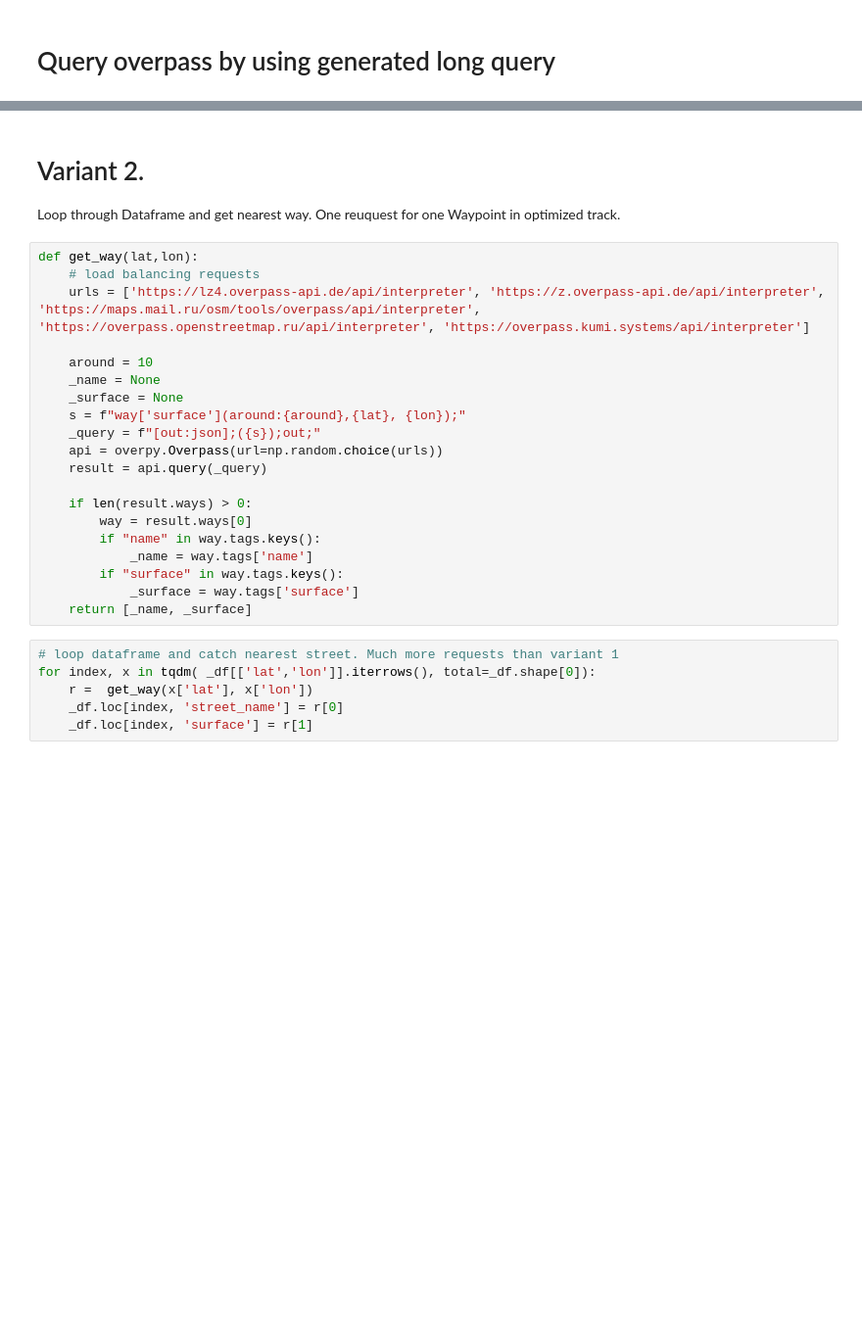
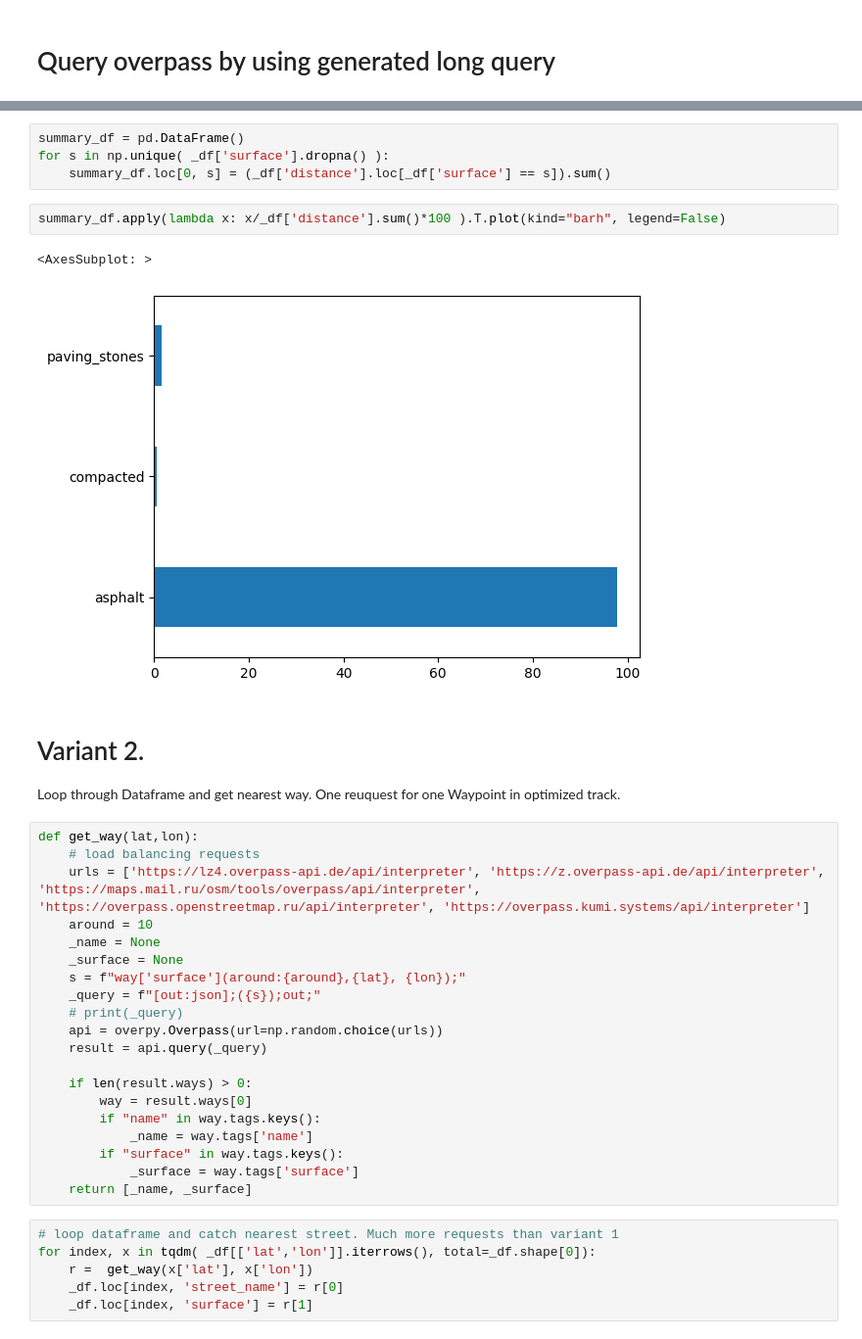
Before and after one commit to FabioHyneck/surface_by_fitfile_coordinates, a Jupyter notebook: SurfaceByFitFileWithOverpass.ipynb, the cells around one changed output, grey strips where cells are left out. Shown: that part at 98% size. Cells and saved outputs as stored; diff of their text form; blank space fills up the shorter version.

```diff
--- a/SurfaceByFitFileWithOverpass.ipynb
+++ b/SurfaceByFitFileWithOverpass.ipynb
@@ -110,3 +135,12 @@ Todo:
+# %%
+summary_df = pd.DataFrame()
+for s in np.unique( _df['surface'].dropna() ):
+    summary_df.loc[0, s] = (_df['distance'].loc[_df['surface'] == s]).sum()
+# %%
+summary_df.apply(lambda x: x/_df['distance'].sum()*100 ).T.plot(kind="barh", legend=False)
+# %% [output]
+<AxesSubplot: >
+[figure, added]
 # %% [markdown]
 # Variant 2.
 Loop through Dataframe and get nearest way. One reuquest for one Waypoint in optimized track.
@@ -114,12 +148,12 @@ Loop through Dataframe and get nearest way. One reuquest for one Waypoint in opt
 def get_way(lat,lon):
     # load balancing requests
     urls = ['https://lz4.overpass-api.de/api/interpreter', 'https://z.overpass-api.de/api/interpreter', 'https://maps.mail.ru/osm/tools/overpass/api/interpreter', 'https://overpass.openstreetmap.ru/api/interpreter', 'https://overpass.kumi.systems/api/interpreter']
-
     around = 10
     _name = None
     _surface = None
     s = f"way['surface'](around:{around},{lat}, {lon});"
     _query = f"[out:json];({s});out;"
+    # print(_query)
     api = overpy.Overpass(url=np.random.choice(urls))
     result = api.query(_query)
 
```
Also changed, not shown: parts of 15 cells of this notebook.
